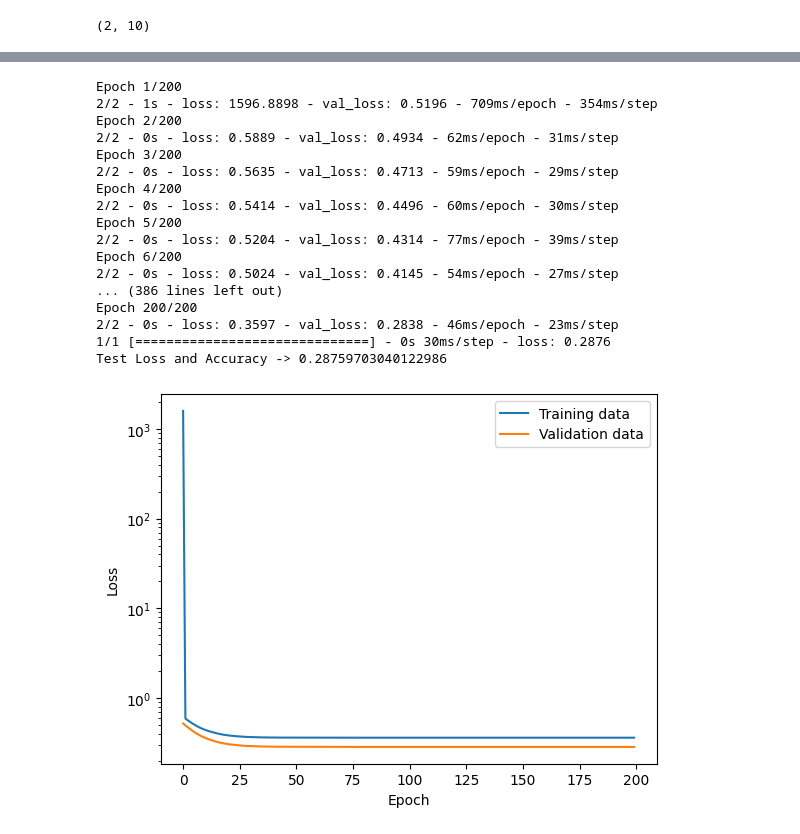
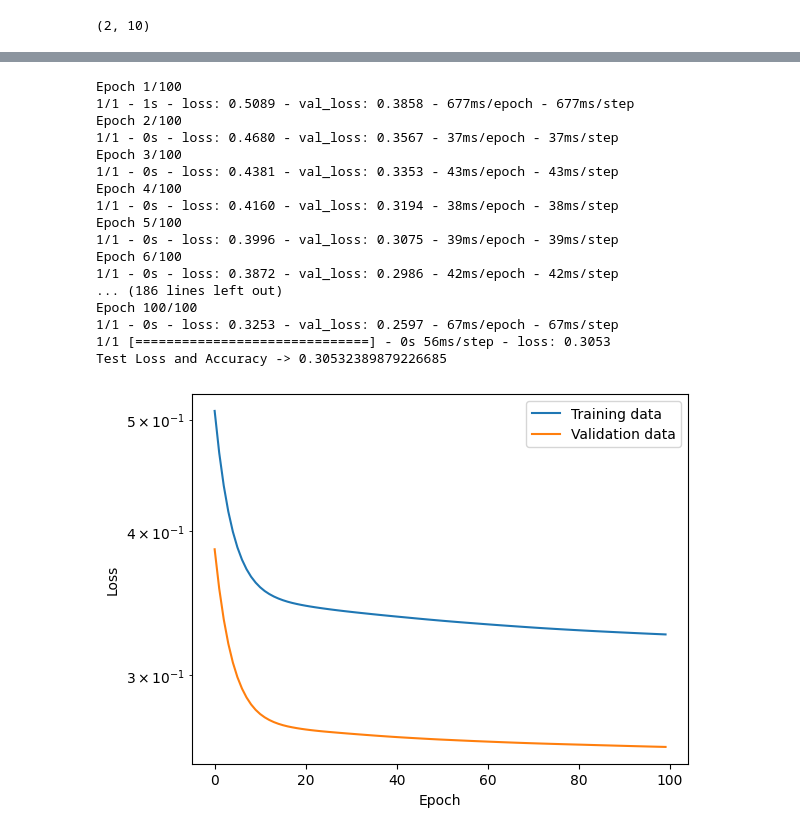
Before and after one commit to tsp00/mass, a Jupyter notebook: mass_ann.ipynb, the cells around one changed output, grey strips where cells are left out. Saved outputs shown, nothing was run; the diff lists cells and outputs as text; code cells hidden in the pictures.

```diff
--- a/mass_ann.ipynb
+++ b/mass_ann.ipynb
@@ -1155,7 +1155,8 @@ def gen10(ame=ame2012):
       Z,N,BE,dBE,IsCalc= ame.BEdata(k)
       A=N+Z
       A1=1
-      if (Z>=6 and Z+N >= 12 and dBE <= 0.1):
+      #if (Z>=6 and Z+N >= 12 and dBE <= 0.1):
+      if (Z>=20 and N >= 20 and dBE <= 0.1):
          opv=dz10_op(Z,N)
          #for k in range(opv.shape[1]):
          #    opv[0,k] *= 1/A1
@@ -1229,19 +1230,19 @@ class AME_ANN(models.Model):
 #from keras.datasets import boston_housing
 
 
-def ame_run(ame=ame2012, epochs=100, batch=1000, yscale='linear'):
+def ame_run(ame=ame2012, epochs=100, batch=2000, yscale='linear'):
   #(X_train, y_train), (X_test, y_test)= boston_housing.load_data()
   #X_train, X_test, y_train, y_test = train_test_split(xst, yst, test_size=0.33, random_state=7)
   xst, yst= gen10()
   X_train, X_test, y_train, y_test = train_test_split(xst, yst, test_size=0.33, random_state=7)
 
-  #scaler= preprocessing.MinMaxScaler()
-  #X_train= scaler.fit_transform(X_train)
-  #X_test=scaler.transform(X_test)
+  scaler= preprocessing.MinMaxScaler()
+  X_train= scaler.fit_transform(X_train)
+  X_test=scaler.transform(X_test)
 
   Nin=(X_train.shape)[1]
   #model= AME_ANN(Nin,Nh1,Nh2,Nh3)
-  model= AME_ANN(Nin,6,6)
+  model= AME_ANN(Nin,8,4)
 
   history= model.fit(X_train, y_train, epochs=epochs, batch_size=batch, validation_split=0.2, verbose=2)
   performance_test=model.evaluate(X_test, y_test, batch_size=batch)
@@ -1259,23 +1260,23 @@ def ame_run(ame=ame2012, epochs=100, batch=1000, yscale='linear'):
   #plt.legend(['y_test','predictions'], loc=0)
   #plt.show()
 # %%
-ame_run(yscale='log',epochs=200)
+ame_run(yscale='log',epochs=100)
 # %% [output]
-Epoch 1/200
-2/2 - 1s - loss: 1596.8898 - val_loss: 0.5196 - 709ms/epoch - 354ms/step
-Epoch 2/200
-2/2 - 0s - loss: 0.5889 - val_loss: 0.4934 - 62ms/epoch - 31ms/step
-Epoch 3/200
-2/2 - 0s - loss: 0.5635 - val_loss: 0.4713 - 59ms/epoch - 29ms/step
-Epoch 4/200
-2/2 - 0s - loss: 0.5414 - val_loss: 0.4496 - 60ms/epoch - 30ms/step
-Epoch 5/200
-2/2 - 0s - loss: 0.5204 - val_loss: 0.4314 - 77ms/epoch - 39ms/step
-Epoch 6/200
-2/2 - 0s - loss: 0.5024 - val_loss: 0.4145 - 54ms/epoch - 27ms/step
-... (386 lines left out)
-Epoch 200/200
-2/2 - 0s - loss: 0.3597 - val_loss: 0.2838 - 46ms/epoch - 23ms/step
-1/1 [==============================] - 0s 30ms/step - loss: 0.2876
-Test Loss and Accuracy -> 0.28759703040122986
+Epoch 1/100
+1/1 - 1s - loss: 0.5089 - val_loss: 0.3858 - 677ms/epoch - 677ms/step
+Epoch 2/100
+1/1 - 0s - loss: 0.4680 - val_loss: 0.3567 - 37ms/epoch - 37ms/step
+Epoch 3/100
+1/1 - 0s - loss: 0.4381 - val_loss: 0.3353 - 43ms/epoch - 43ms/step
+Epoch 4/100
+1/1 - 0s - loss: 0.4160 - val_loss: 0.3194 - 38ms/epoch - 38ms/step
+Epoch 5/100
+1/1 - 0s - loss: 0.3996 - val_loss: 0.3075 - 39ms/epoch - 39ms/step
+Epoch 6/100
+1/1 - 0s - loss: 0.3872 - val_loss: 0.2986 - 42ms/epoch - 42ms/step
+... (186 lines left out)
+Epoch 100/100
+1/1 - 0s - loss: 0.3253 - val_loss: 0.2597 - 67ms/epoch - 67ms/step
+1/1 [==============================] - 0s 56ms/step - loss: 0.3053
+Test Loss and Accuracy -> 0.30532389879226685
-[figure, old version]
+[figure, new version]
```
